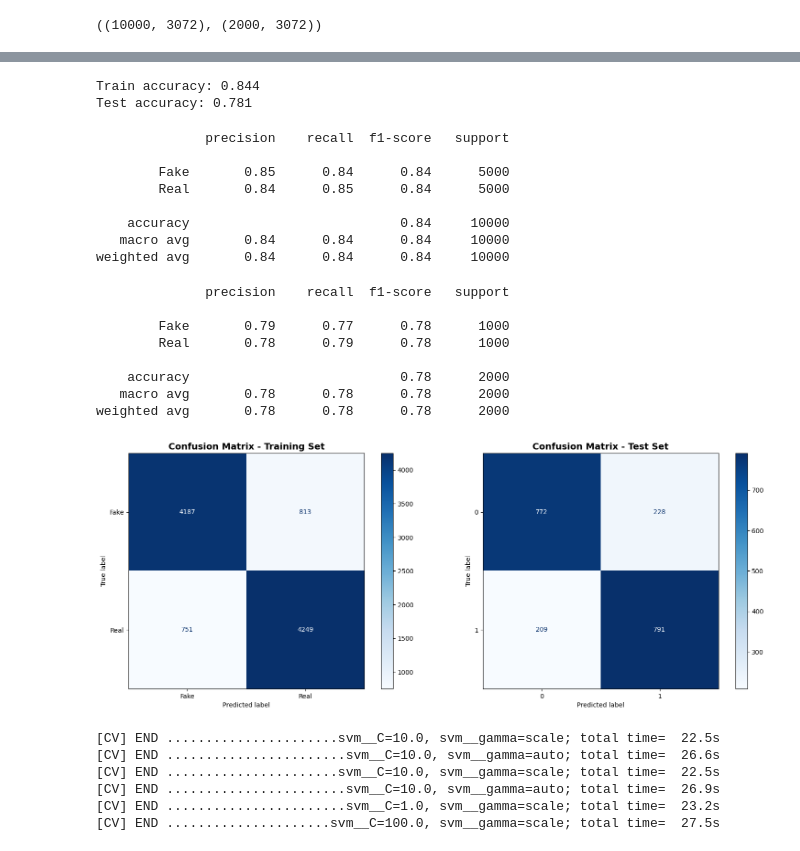
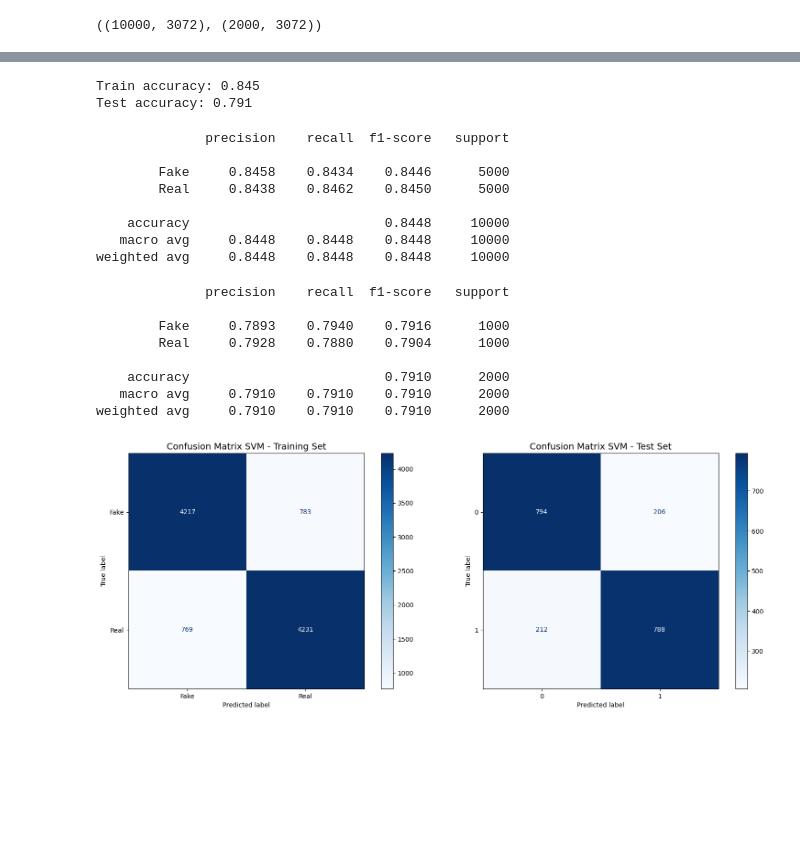
Before and after one commit to gclarence011/257-GroupProject-Repo, a Jupyter notebook: models/SVM.ipynb, the cells around one changed output, grey strips where cells are left out. Cells and saved outputs as stored; diff of their text form; code cells hidden in the pictures; blank space fills up the shorter version.

```diff
--- a/models/SVM.ipynb
+++ b/models/SVM.ipynb
@@ -154,7 +164,7 @@ plt.show()
 pipeline = Pipeline([
     ('scaler', StandardScaler()),
     ('pca', PCA(n_components=40, random_state=42)),
-    ('svm', SVC(kernel='rbf'))
+    ('svm', SVC(kernel='rbf', probability=True))
 ])
 
 param_grid = {
@@ -190,62 +200,56 @@ print(f"Train accuracy: {train_score:.3f}")
 test_score = grid_search.score(X_test_reduced, y_test_reduced)
 print(f"Test accuracy: {test_score:.3f}")
 # %% [output]
-Train accuracy: 0.844
-Test accuracy: 0.781
+Train accuracy: 0.845
+Test accuracy: 0.791
 # %%
 y_train_pred = grid_search.predict(X_train_reduced)
 y_test_pred = grid_search.predict(X_test_reduced)
 # %%
 class_names = ['Fake', 'Real']
 # %%
-print(classification_report(y_train_reduced, y_train_pred, target_names=class_names))
+print(classification_report(y_train_reduced, y_train_pred, target_names=class_names, digits=4))
 # %% [output]
               precision    recall  f1-score   support
 
-        Fake       0.85      0.84      0.84      5000
-        Real       0.84      0.85      0.84      5000
+        Fake     0.8458    0.8434    0.8446      5000
+        Real     0.8438    0.8462    0.8450      5000
 
-    accuracy                           0.84     10000
-   macro avg       0.84      0.84      0.84     10000
-weighted avg       0.84      0.84      0.84     10000
+    accuracy                         0.8448     10000
+   macro avg     0.8448    0.8448    0.8448     10000
+weighted avg     0.8448    0.8448    0.8448     10000
 # %%
-print(classification_report(y_test_reduced, y_test_pred, target_names=class_names))
+print(classification_report(y_test_reduced, y_test_pred, target_names=class_names, digits=4))
 # %% [output]
               precision    recall  f1-score   support
 
-        Fake       0.79      0.77      0.78      1000
-        Real       0.78      0.79      0.78      1000
+        Fake     0.7893    0.7940    0.7916      1000
+        Real     0.7928    0.7880    0.7904      1000
 
-    accuracy                           0.78      2000
-   macro avg       0.78      0.78      0.78      2000
-weighted avg       0.78      0.78      0.78      2000
+    accuracy                         0.7910      2000
+   macro avg     0.7910    0.7910    0.7910      2000
+weighted avg     0.7910    0.7910    0.7910      2000
 # %%
 # Compute confusion matrices
 cm_train = confusion_matrix(y_train_reduced, y_train_pred)
 cm_test = confusion_matrix(y_test_reduced, y_test_pred)
 
 # Plot confusion matrices
 fig, axes = plt.subplots(1, 2, figsize=(16, 6))
 
 # Training confusion matrix
 disp_train = ConfusionMatrixDisplay(confusion_matrix=cm_train, display_labels=class_names)
 disp_train.plot(ax=axes[0], cmap='Blues', values_format='d')
-axes[0].set_title('Confusion Matrix - Training Set', fontsize=14, fontweight='bold')
+axes[0].set_title('Confusion Matrix SVM - Training Set', fontsize=14)
 axes[0].grid(False)
 
 # Test confusion matrix
 disp_test = ConfusionMatrixDisplay(confusion_matrix=cm_test)
 disp_test.plot(ax=axes[1], cmap='Blues', values_format='d')
-axes[1].set_title('Confusion Matrix - Test Set', fontsize=14, fontweight='bold')
+axes[1].set_title('Confusion Matrix SVM - Test Set', fontsize=14)
 axes[1].grid(False)
 
 plt.tight_layout()
 plt.show()
 # %% [output]
-[figure, old version]
+[figure, new version]
-[CV] END ......................svm__C=10.0, svm__gamma=scale; total time=  22.5s
-[CV] END .......................svm__C=10.0, svm__gamma=auto; total time=  26.6s
-[CV] END ......................svm__C=10.0, svm__gamma=scale; total time=  22.5s
-[CV] END .......................svm__C=10.0, svm__gamma=auto; total time=  26.9s
-[CV] END .......................svm__C=1.0, svm__gamma=scale; total time=  23.2s
-[CV] END .....................svm__C=100.0, svm__gamma=scale; total time=  27.5s
```
Also changed, not shown: parts of 9 cells of this notebook, 2 other files.
